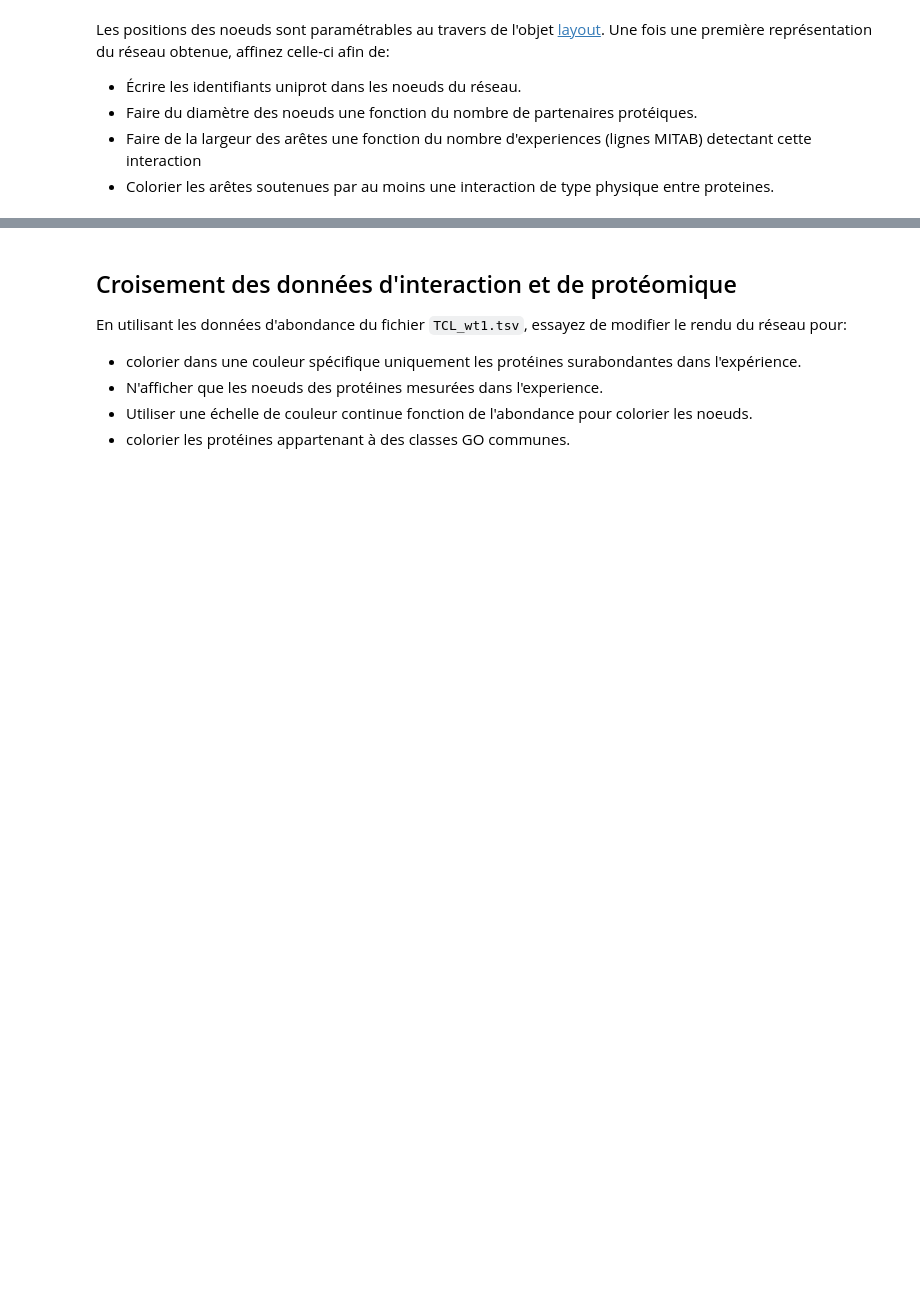
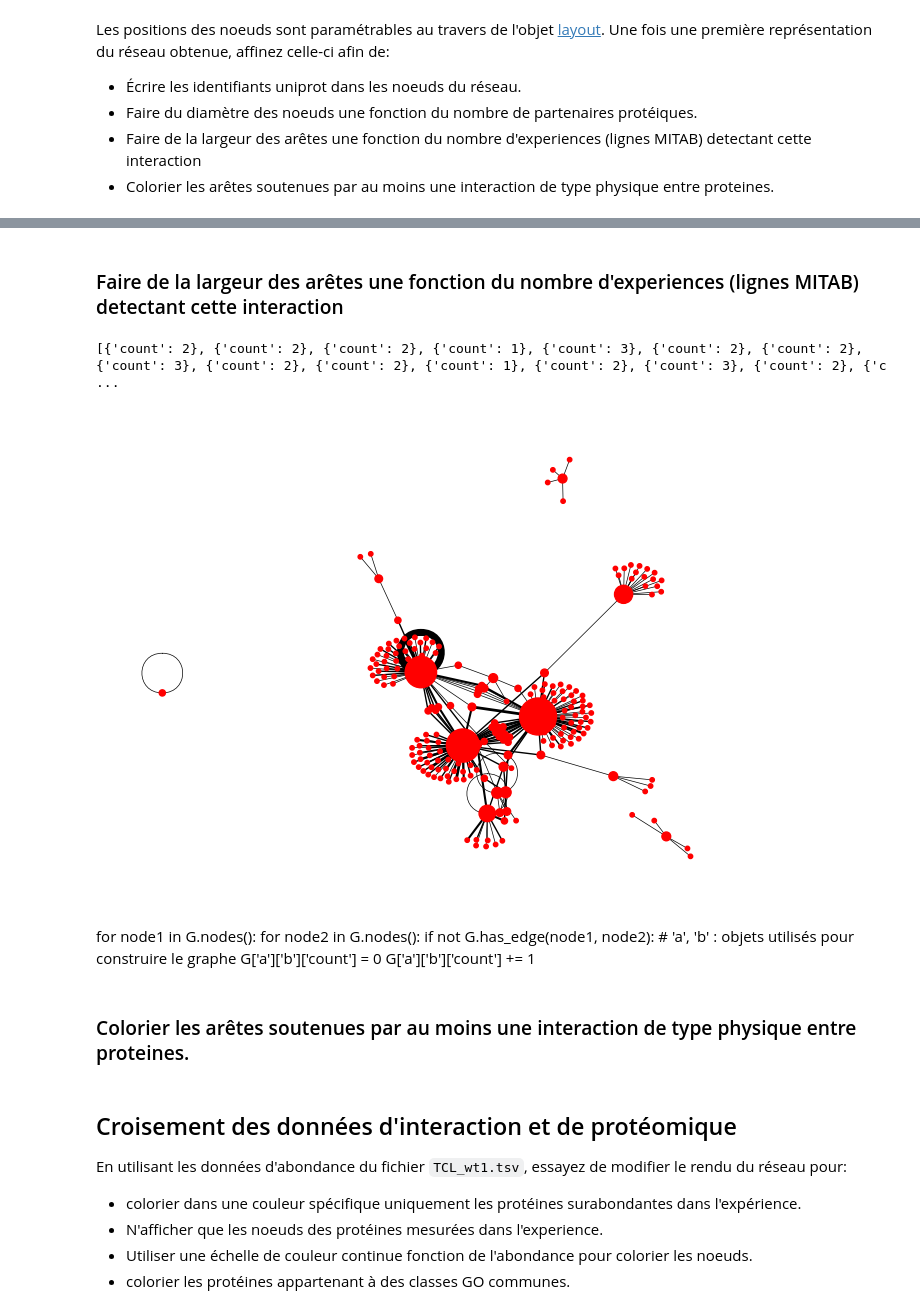
Before and after one commit to gnoiret/VDB_jupyter, a Jupyter notebook: exercices/TP5.ipynb, the cells around one changed output, grey strips where cells are left out. Saved outputs shown, nothing was run; the diff lists cells and outputs as text; code cells hidden in the pictures; blank space fills up the shorter version.

```diff
--- a/exercices/TP5.ipynb
+++ b/exercices/TP5.ipynb
@@ -60,0 +145,9 @@ Les positions des noeuds sont paramétrables au travers de l'objet [layout](http
+# %% [markdown]
+### Faire de la largeur des arêtes une fonction du nombre d'experiences (lignes MITAB) detectant cette interaction
+# %%
+for prot1, prot2 in interactions:
+    if not G.has_edge(prot1, prot2): # 'a', 'b' : objets utilisés pour construire le graphe
+        G[prot1][prot2]['count'] = 0
+        G[prot1][prot2]['physical'] = 0
+    G[prot1][prot2]['count'] += 1
+    #G[prot1][prot2]['physical'] += 1
@@ -60,0 +156,12 @@ Les positions des noeuds sont paramétrables au travers de l'objet [layout](http
+# %%
+print([G.get_edge_data(*e) for e in G.edges])
+# %% [output]
+[{'count': 2}, {'count': 2}, {'count': 2}, {'count': 1}, {'count': 3}, {'count': 2}, {'count': 2}, {'count': 3}, {'count': 2}, {'count': 2}, {'count': 1}, {'count': 2}, {'count': 3}, {'count': 2}, {'c ...
+# %%
+nx.draw(G, pos, with_labels=False, node_color=['red' for n in G.nodes()],
+        node_size=[d[1]*10 for d in G.degree()],
+        width=[G.get_edge_data(*e)['count']/2 for e in G.edges],
+        #edge_color=['red' if G.get_edge_data(*e)['physical'] > 0 else 'blue' for e in G.edges]
+)
+# %% [output]
+[figure, added]
@@ -60,0 +170,8 @@ Les positions des noeuds sont paramétrables au travers de l'objet [layout](http
+# %% [markdown]
+for node1 in G.nodes():
+    for node2 in G.nodes():
+        if not G.has_edge(node1, node2): # 'a', 'b' : objets utilisés pour construire le graphe
+            G['a']['b']['count'] = 0
+        G['a']['b']['count'] += 1
+# %% [markdown]
+### Colorier les arêtes soutenues par au moins une interaction de type physique entre proteines.
```
Also changed, not shown: parts of 14 cells of this notebook.
